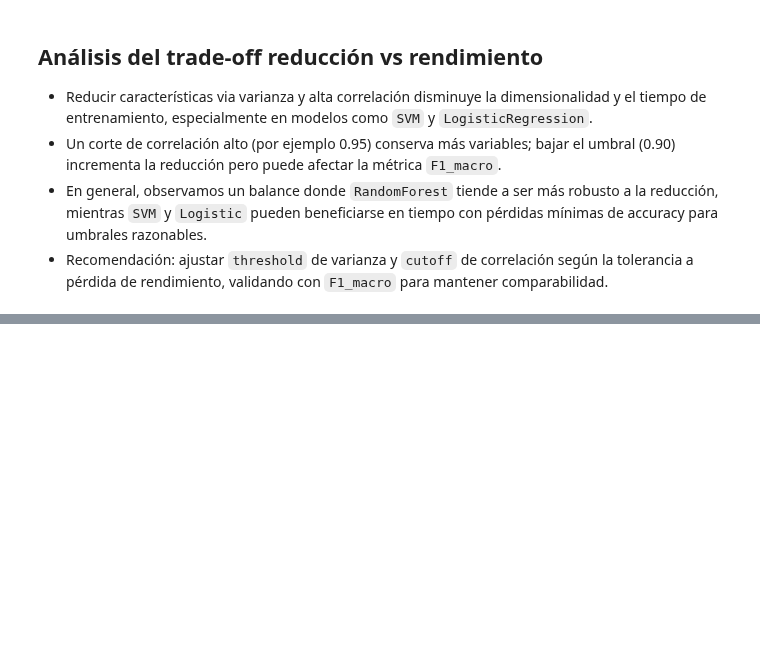
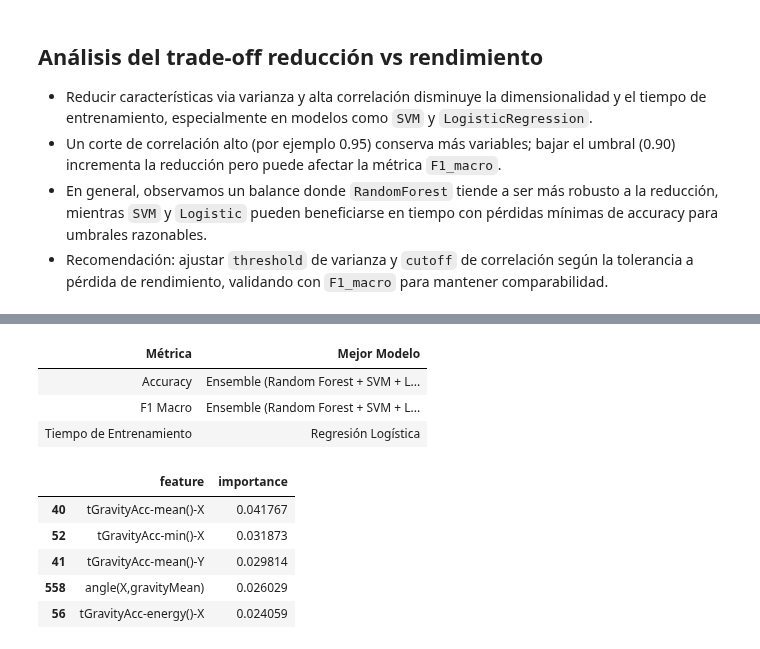
Before and after one commit to BaljeetTM/Tarea1_dataScience, a Jupyter notebook: Taller2.ipynb, the cells around one changed output, grey strips where cells are left out. Saved outputs shown, nothing was run; the diff lists cells and outputs as text; code cells hidden in the pictures; blank space fills up the shorter version.

```diff
--- a/Taller2.ipynb
+++ b/Taller2.ipynb
@@ -672,0 +793,23 @@ Comparación: número de características vs accuracy vs tiempo
+# %%
+tabla_resumen = PrettyTable()
+tabla_resumen.field_names = ["Métrica", "Mejor Modelo"]
+
+tabla_resumen.add_row(["Accuracy", "Ensemble (Random Forest + SVM + Logística)"])
+tabla_resumen.add_row(["F1 Macro", "Ensemble (Random Forest + SVM + Logística)"])
+tabla_resumen.add_row(["Tiempo de Entrenamiento", "Regresión Logística"])
+
+tabla_resumen
+# %% [output]
+| Métrica | Mejor Modelo |
+| Accuracy | Ensemble (Random Forest + SVM + L... |
+| F1 Macro | Ensemble (Random Forest + SVM + L... |
+| Tiempo de Entrenamiento | Regresión Logística |
+# %%
+importances.head(5)
+# %% [output]
+|  | feature | importance |
+| 40 | tGravityAcc-mean()-X | 0.041767 |
+| 52 | tGravityAcc-min()-X | 0.031873 |
+| 41 | tGravityAcc-mean()-Y | 0.029814 |
+| 558 | angle(X,gravityMean) | 0.026029 |
+| 56 | tGravityAcc-energy()-X | 0.024059 |
```
Also changed, not shown: parts of 11 cells of this notebook, 1 other file.
